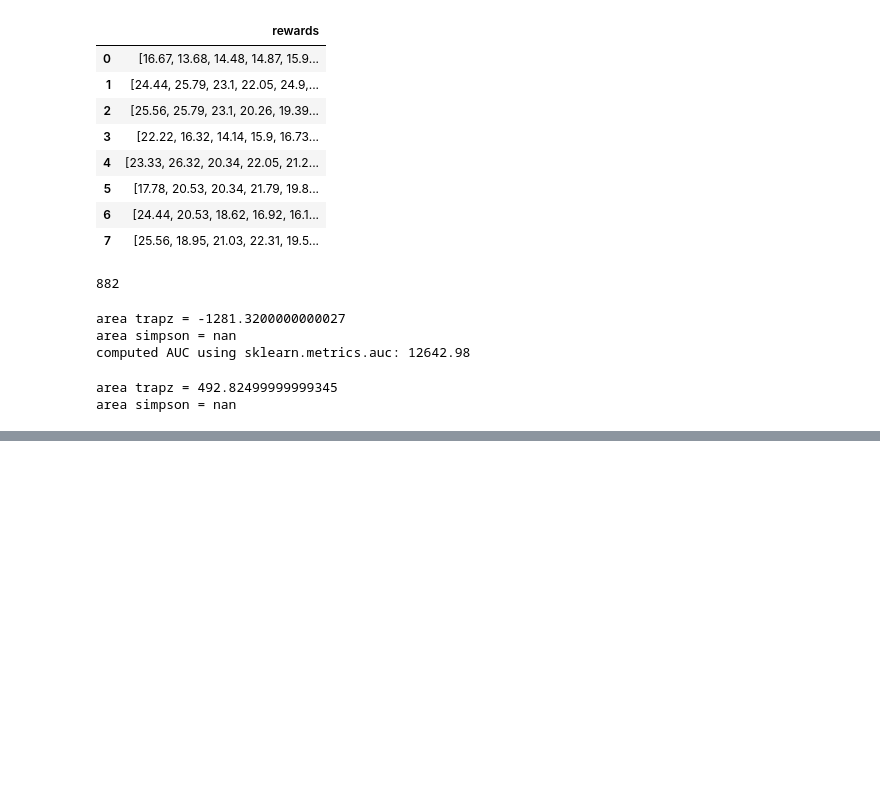
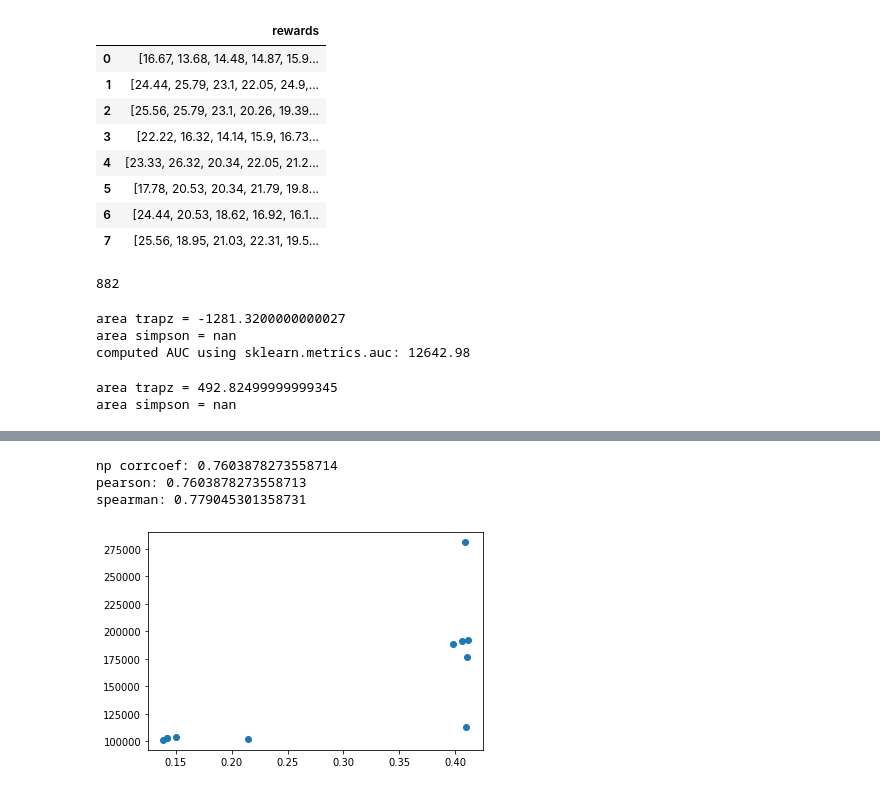
Before and after one commit to fezilemahlangu/My-Research-Project-2022, a Jupyter notebook: AreaUnderCurve.ipynb, the cells around one changed output, grey strips where cells are left out. Saved outputs shown, nothing was run; the diff lists cells and outputs as text; code cells hidden in the pictures; blank space fills up the shorter version.

```diff
--- a/AreaUnderCurve.ipynb
+++ b/AreaUnderCurve.ipynb
@@ -115,0 +357,17 @@ area simpson = nan
+# %%
+
+import scipy.stats
+acc = [0.215,0.139,0.409,0.3979,0.15,0.142,0.142,0.411,0.4099,0.406,0.41]
+areas=[101794,101152,281086,188079,103651,102575,102668,191994,113040,191472,176653]
+print(f"np corrcoef: {np.corrcoef(acc,areas)[0,1]}")
+print(f"pearson: {scipy.stats.pearsonr(acc,areas)[0]}")  # Pearson's r
+print(f"spearman: {scipy.stats.spearmanr(acc,areas)[0]}") # Spearman's rho
+# %% [output]
+np corrcoef: 0.7603878273558714
+pearson: 0.7603878273558713
+spearman: 0.779045301358731
+# %%
+plt.scatter(acc, areas)
+plt.show()
+# %% [output]
+[figure, added]
```
Also changed, not shown: parts of 20 cells of this notebook.
